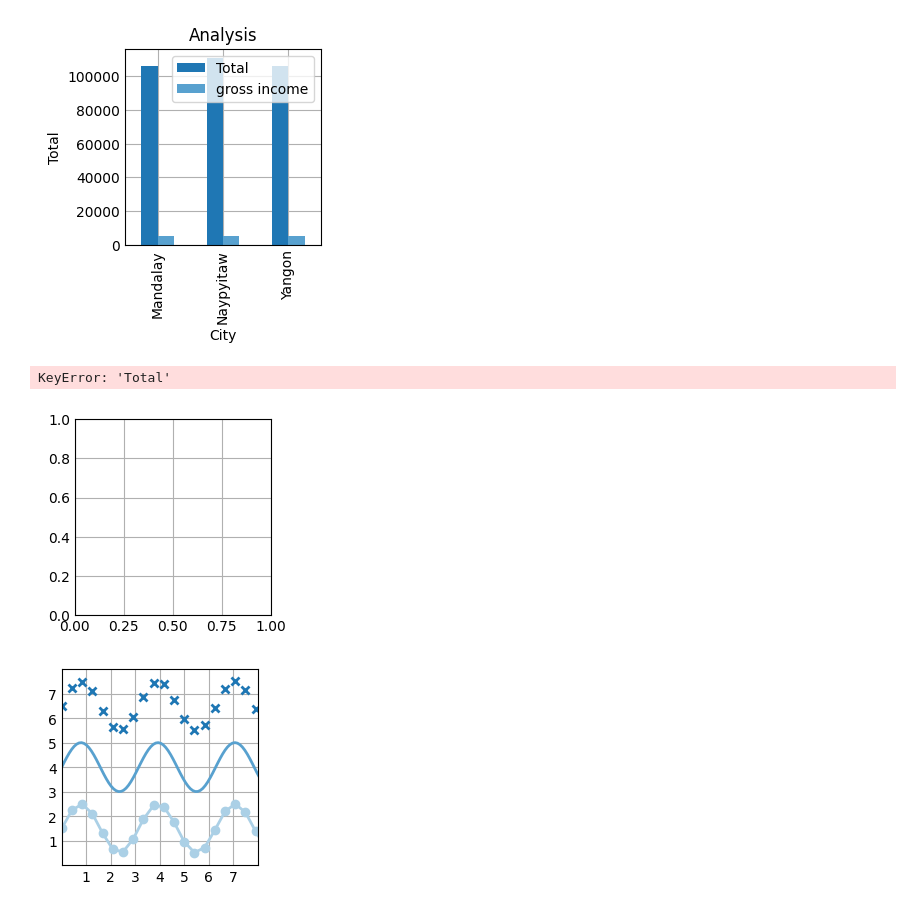
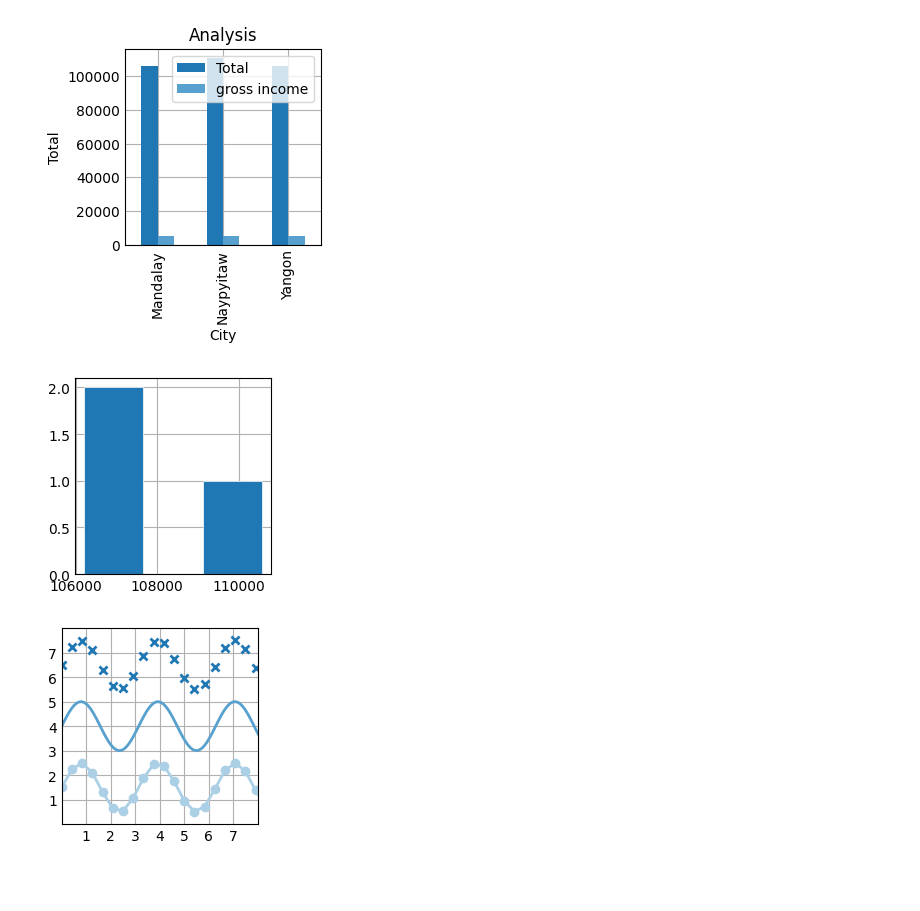
Before and after one commit to Armeelen/Bootcamp, a Jupyter notebook: week10/analysis.ipynb, the cells around one changed output. Cells and saved outputs as stored; diff of their text form; code cells hidden in the pictures; blank space fills up the shorter version.

```diff
--- a/week10/analysis.ipynb
+++ b/week10/analysis.ipynb
@@ -117,26 +117,25 @@ plt.show()
 # %%
 import matplotlib.pyplot as plt
 import numpy as np
 
 fig, ax= plt.subplots()
 
 # sales_by_city=sales_by_city['City']
 
 
 # sales_by_total=sales_by_city['Total']
 
 x=np.linspace(0,3,4)
 
 
 ax.hist(sales_by_city_sum['Total'], bins=3, linewidth=0.5, edgecolor="white")
 
-ax.set(xlim=(0, 8), xticks=sales_by_city.arange(1, 8))
-ax.set(ylim=(0, 56), yticks=sales_by_total.linspace(0, 56, 9))
+# ax.set(xlim=(0, 8), xticks=sales_by_city.arange(1, 8))
+# ax.set(ylim=(0, 56), yticks=sales_by_total.linspace(0, 56, 9))
 
 plt.show()
 # %% [output]
-KeyError: 'Total'
-[figure, old version]
+[figure, new version]
 # %%
 import matplotlib.pyplot as plt
 import numpy as np
```
Also changed, not shown: 28 other files.
